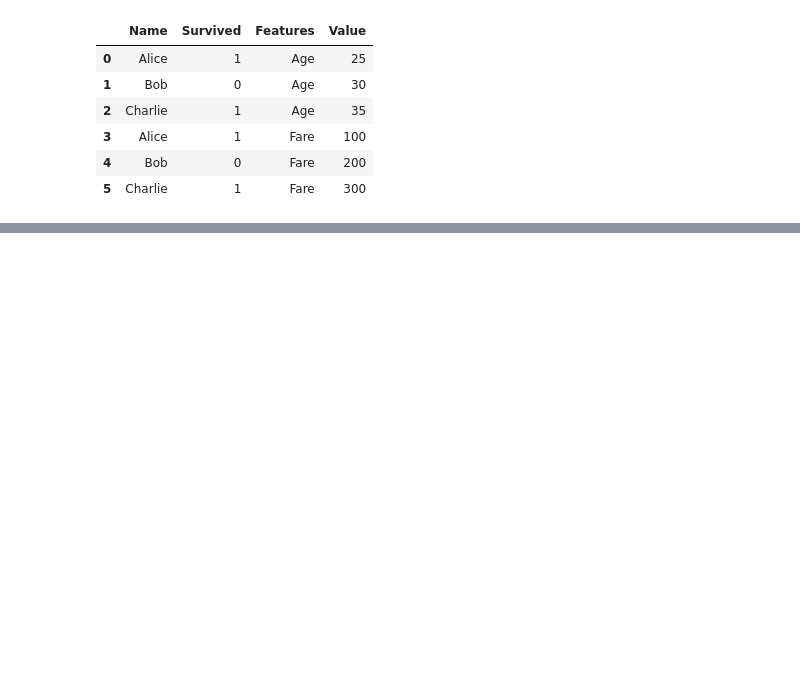
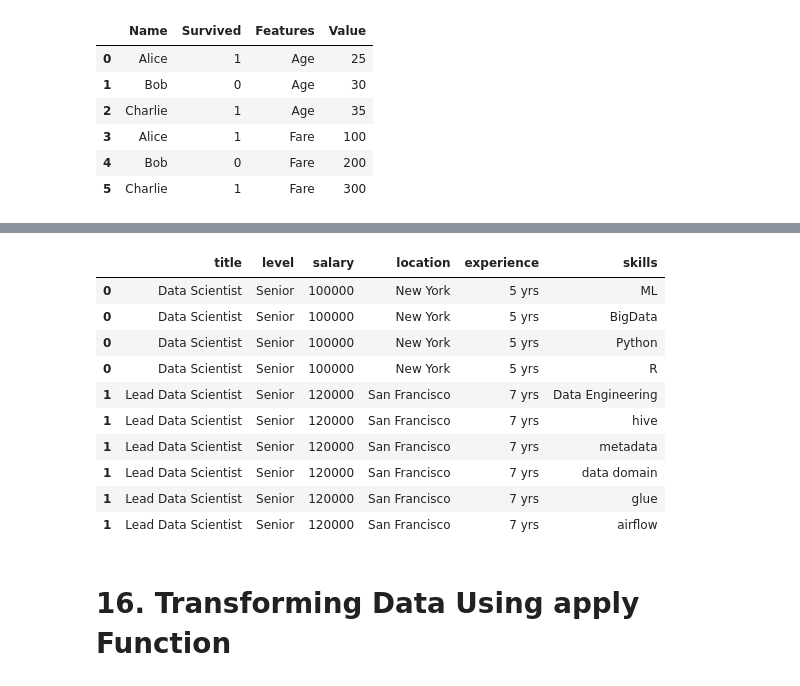
Before and after one commit to s-muhammadkamran/pandas, a Jupyter notebook: pandas_tips_n_tricks.ipynb, the cells around one changed output, grey strips where cells are left out. Saved outputs shown, nothing was run; the diff lists cells and outputs as text; code cells hidden in the pictures; blank space fills up the shorter version.

```diff
--- a/pandas_tips_n_tricks.ipynb
+++ b/pandas_tips_n_tricks.ipynb
@@ -1113,0 +1117,17 @@ df_melted
+# %%
+# Using explode to vertically expand Dataframes for list of values
+
+data = {
+    'title': ['Data Scientist', 'Lead Data Scientist', 'Principal Data Scientist'],
+    'level': ['Senior', 'Senior', 'Senior'],
+    'salary': [100000, 120000, 150000],
+    'location': ['New York', 'San Francisco', 'Chicago'],
+    'experience': ['5 yrs', '7 yrs', '10 yrs'],
+    'skills': [['ML', 'BigData', 'Python', 'R'],
+               ['Data Engineering', 'hive', 'metadata', 'data domain', 'glue', 'airflow', 'data processing', 'bi'],
+               ['Hadoop', 'System Administration', 'Big Data Administration', 'Linux', 'Virtualization', 'VMware', 'KVM', 'Big Data']
+    ]
+}
+
+df_jobs = pd.DataFrame(data)
+df_jobs
@@ -1113,0 +1139,17 @@ df_melted
+# %%
+exploded = df_jobs.explode('skills')
+exploded.head(10)
+# %% [output]
+|  | title | level | salary | location | experience | skills |
+| 0 | Data Scientist | Senior | 100000 | New York | 5 yrs | ML |
+| 0 | Data Scientist | Senior | 100000 | New York | 5 yrs | BigData |
+| 0 | Data Scientist | Senior | 100000 | New York | 5 yrs | Python |
+| 0 | Data Scientist | Senior | 100000 | New York | 5 yrs | R |
+| 1 | Lead Data Scientist | Senior | 120000 | San Francisco | 7 yrs | Data Engineering |
+| 1 | Lead Data Scientist | Senior | 120000 | San Francisco | 7 yrs | hive |
+| 1 | Lead Data Scientist | Senior | 120000 | San Francisco | 7 yrs | metadata |
+| 1 | Lead Data Scientist | Senior | 120000 | San Francisco | 7 yrs | data domain |
+| 1 | Lead Data Scientist | Senior | 120000 | San Francisco | 7 yrs | glue |
+| 1 | Lead Data Scientist | Senior | 120000 | San Francisco | 7 yrs | airflow |
+# %% [markdown]
+# 16. Transforming Data Using apply Function
```
Also changed, not shown: parts of 9 cells of this notebook, 1 other file.
